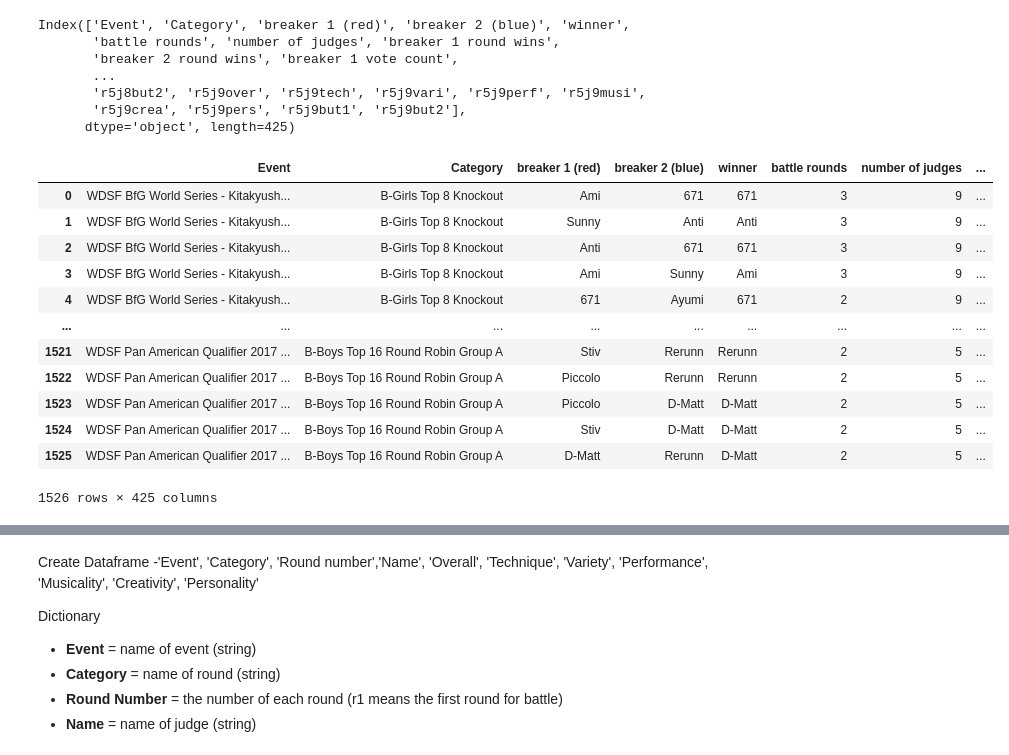
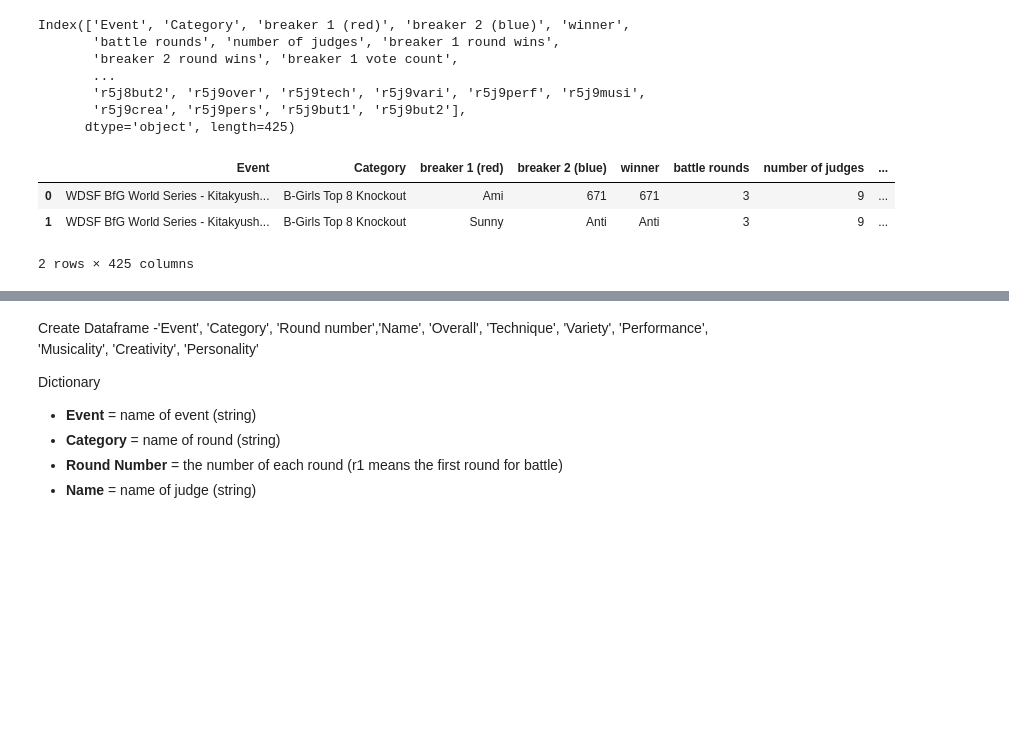
Before and after one commit to sarahaptumich/capstone, a Jupyter notebook: data_exploration_judges2.ipynb, the cells around one changed output, grey strips where cells are left out. Saved outputs shown, nothing was run; the diff lists cells and outputs as text; code cells hidden in the pictures; blank space fills up the shorter version.

```diff
--- a/data_exploration_judges2.ipynb
+++ b/data_exploration_judges2.ipynb
@@ -180,18 +157,9 @@ Index(['Event', 'Category', 'breaker 1 (red)', 'breaker 2 (blue)', 'winner',
        'r5j9crea', 'r5j9pers', 'r5j9but1', 'r5j9but2'],
       dtype='object', length=425)
 # %%
-test_trivium
+test_trivium.head(2)
 # %% [output]
 |  | Event | Category | breaker 1 (red) | breaker 2 (blue) | winner | battle rounds | number of judges | ... |
 | 0 | WDSF BfG World Series - Kitakyush... | B-Girls Top 8 Knockout | Ami | 671 | 671 | 3 | 9 | ... |
 | 1 | WDSF BfG World Series - Kitakyush... | B-Girls Top 8 Knockout | Sunny | Anti | Anti | 3 | 9 | ... |
-| 2 | WDSF BfG World Series - Kitakyush... | B-Girls Top 8 Knockout | Anti | 671 | 671 | 3 | 9 | ... |
-| 3 | WDSF BfG World Series - Kitakyush... | B-Girls Top 8 Knockout | Ami | Sunny | Ami | 3 | 9 | ... |
-| 4 | WDSF BfG World Series - Kitakyush... | B-Girls Top 8 Knockout | 671 | Ayumi | 671 | 2 | 9 | ... |
-| ... | ... | ... | ... | ... | ... | ... | ... | ... |
-| 1521 | WDSF Pan American Qualifier 2017 ... | B-Boys Top 16 Round Robin Group A | Stiv | Rerunn | Rerunn | 2 | 5 | ... |
-| 1522 | WDSF Pan American Qualifier 2017 ... | B-Boys Top 16 Round Robin Group A | Piccolo | Rerunn | Rerunn | 2 | 5 | ... |
-| 1523 | WDSF Pan American Qualifier 2017 ... | B-Boys Top 16 Round Robin Group A | Piccolo | D-Matt | D-Matt | 2 | 5 | ... |
-| 1524 | WDSF Pan American Qualifier 2017 ... | B-Boys Top 16 Round Robin Group A | Stiv | D-Matt | D-Matt | 2 | 5 | ... |
-| 1525 | WDSF Pan American Qualifier 2017 ... | B-Boys Top 16 Round Robin Group A | D-Matt | Rerunn | D-Matt | 2 | 5 | ... |
-1526 rows × 425 columns
+2 rows × 425 columns
```
Also changed, not shown: parts of 111 cells of this notebook.
